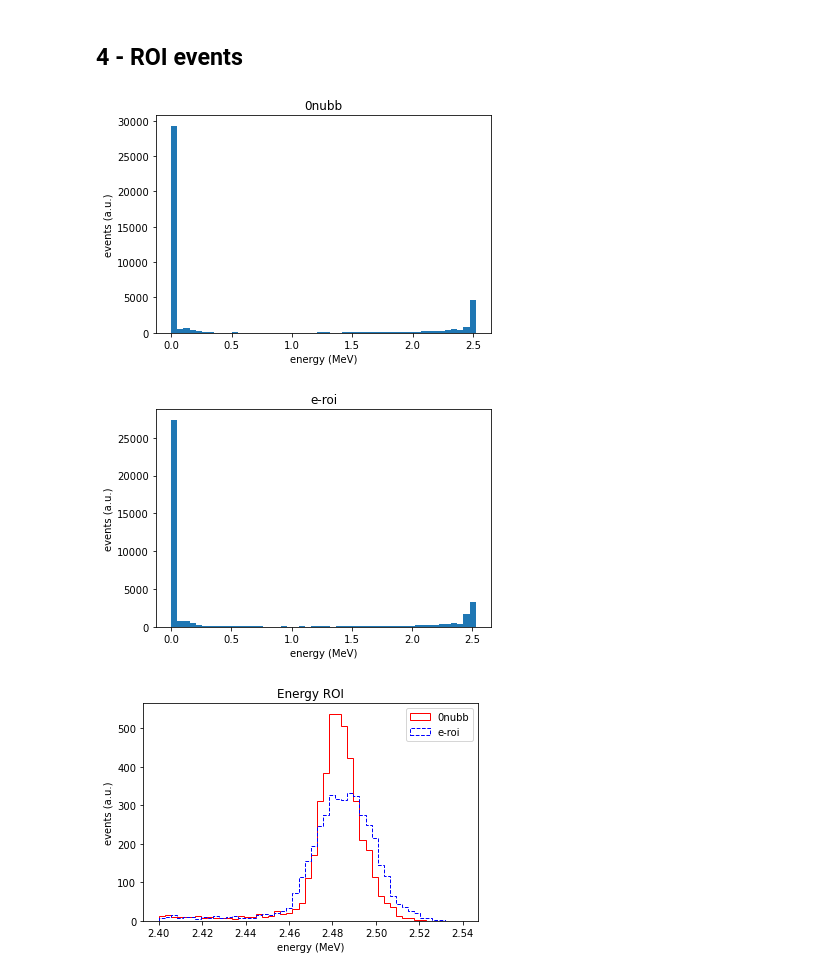
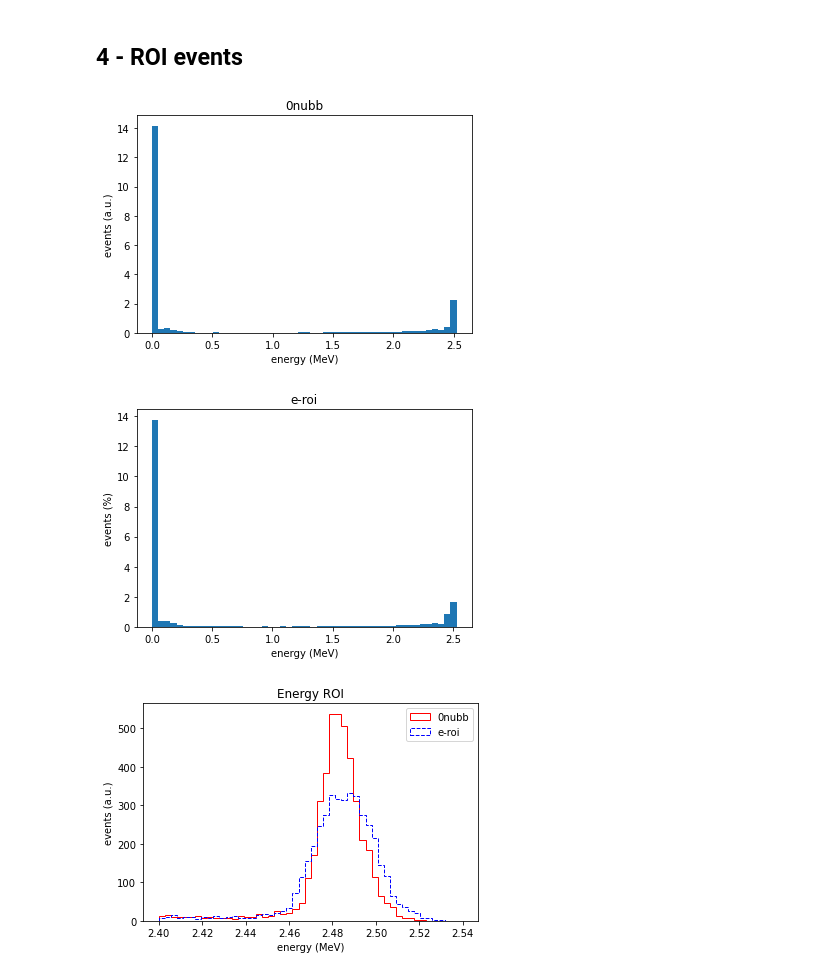
Before and after one commit to halmamol/NEXT_crispy-analysis, a Jupyter notebook: Detsim_NEXT100.ipynb, the cells around one changed output. Cells and saved outputs as stored; diff of their text form; code cells hidden in the pictures.

```diff
--- a/Detsim_NEXT100.ipynb
+++ b/Detsim_NEXT100.ipynb
@@ -496,25 +709,25 @@ OVLP       5963        96.56680161943319+- 1.7532769705721076%   61.058775343026
 # %%
 #Getting energy of the tracks
 energy_0nubb = tracks_0nubb.energy
 
-plt.hist(energy_0nubb, bins = 50)
+plt.hist(energy_0nubb, bins = 50, density = True)
 plt.xlabel('energy (MeV)')
 plt.ylabel('events (a.u.)')
 plt.title('0nubb')
 plt.show()
 # %% [output]
-[figure, old version]
+[figure, new version]
 # %%
 #Getting energy of the tracks
 energy_selectron = tracks_selectron.energy
 
-plt.hist(energy_selectron, bins = 50)
+plt.hist(energy_selectron, bins = 50, density = True)
 plt.xlabel('energy (MeV)')
-plt.ylabel('events (a.u.)')
+plt.ylabel('events (%)')
 plt.title('e-roi')
 plt.show()
 # %% [output]
-[figure, old version]
+[figure, new version]
 # %%
 #Check limits of the Energy ROI
 
```
Also changed, not shown: parts of 62 cells of this notebook, 33 other files.
